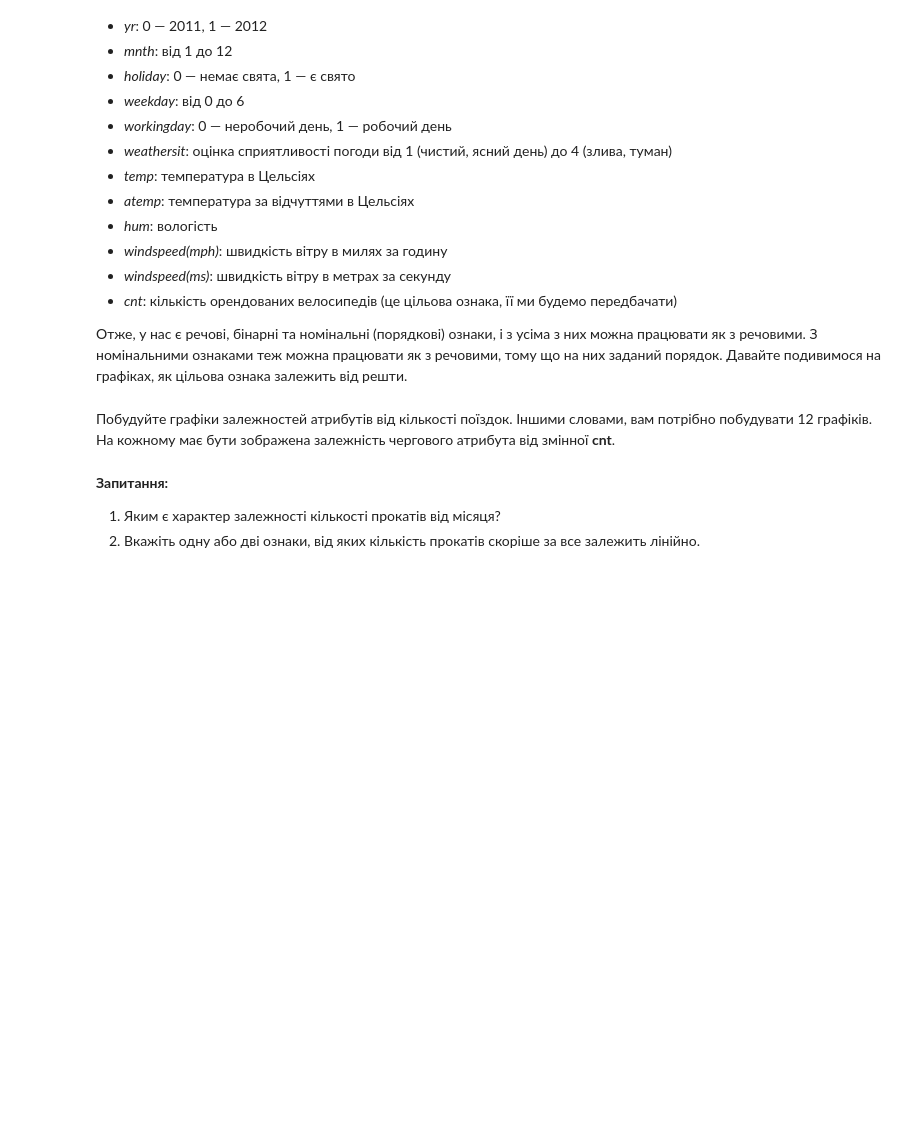
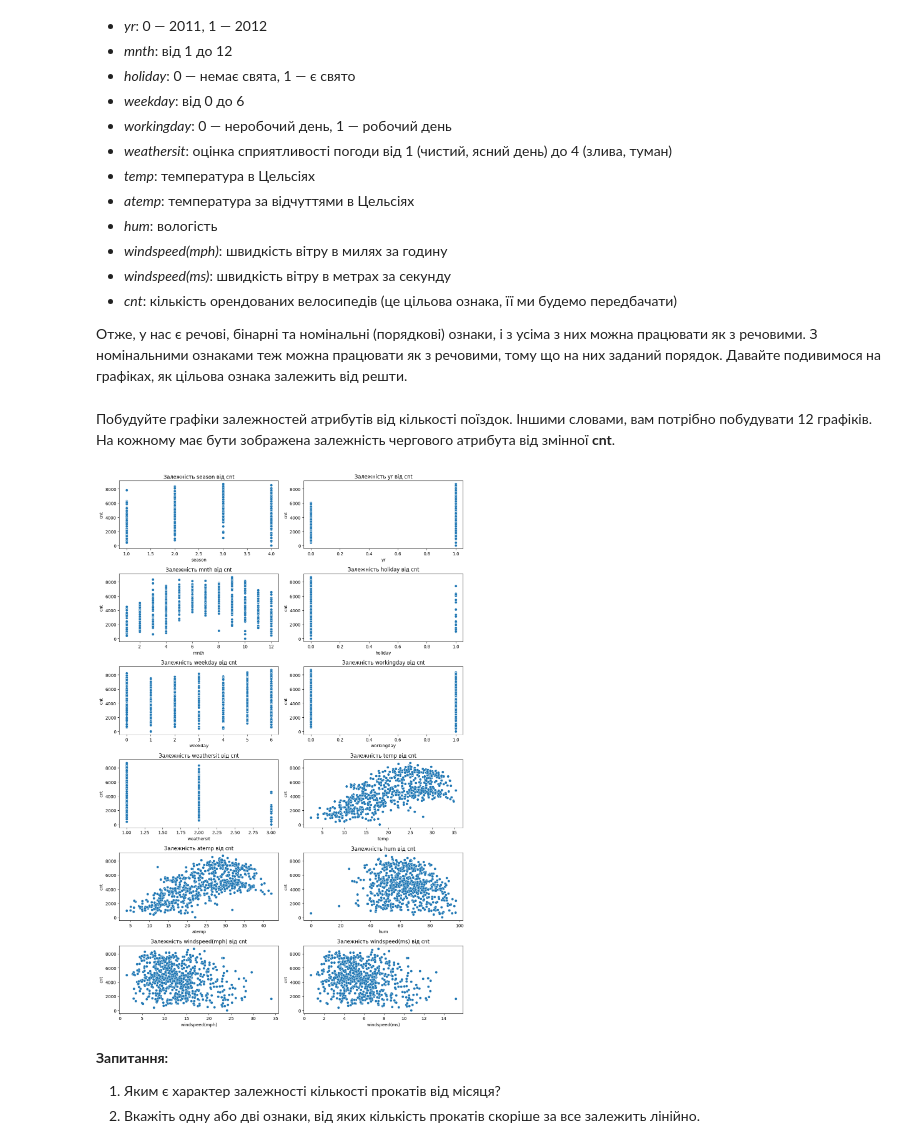
Before and after one commit to Georgiiliwe8pcr/7.machinelearncolab, a Jupyter notebook: OverfittingHomeWork.ipynb, the cells around one changed output. Saved outputs shown, nothing was run; the diff lists cells and outputs as text; code cells hidden in the pictures; blank space fills up the shorter version.

```diff
--- a/OverfittingHomeWork.ipynb
+++ b/OverfittingHomeWork.ipynb
@@ -30,0 +22,9 @@ df = # put your code here
+# %%
+import pandas as pd
+
+# Повторно завантажуємо датасет
+file_path = "/content/bikes_rent.csv"
+df = pd.read_csv(file_path)
+
+# Виводимо перші 5 рядків, щоб переконатися у правильному зчитуванні
+df.head()
@@ -52,3 +57,31 @@ df = # put your code here
+# %%
+import pandas as pd
+import matplotlib.pyplot as plt
+import seaborn as sns
+
+# Завантаження даних (припустимо, df - це ваш DataFrame)
+# df = pd.read_csv("/content/bikes_rent.csv")
+
+# Список ознак, за якими будемо будувати графіки
+attributes = ['season', 'yr', 'mnth', 'holiday', 'weekday', 'workingday',
+              'weathersit', 'temp', 'atemp', 'hum', 'windspeed(mph)',
+              'windspeed(ms)']
+
+# Ініціалізуємо розмір графіків
+plt.figure(figsize=(12, 18))
+
+# Будуємо графіки
+for i, attribute in enumerate(attributes, 1):
+    plt.subplot(6, 2, i)  # Створюємо підплощину для кожного графіка
+    sns.scatterplot(x=df[attribute], y=df['cnt'])  # Залежність атрибута від cnt
+    plt.title(f'Залежність {attribute} від cnt')
+    plt.xlabel(attribute)
+    plt.ylabel('cnt')
+
+plt.tight_layout()  # Зробити розклад графіків зручним
+plt.show()
+# %% [output]
+[figure, added]
 # %% [markdown]
 __Запитання:__
 1. Яким є характер залежності кількості прокатів від місяця?
```
Also changed, not shown: parts of 25 cells of this notebook.
